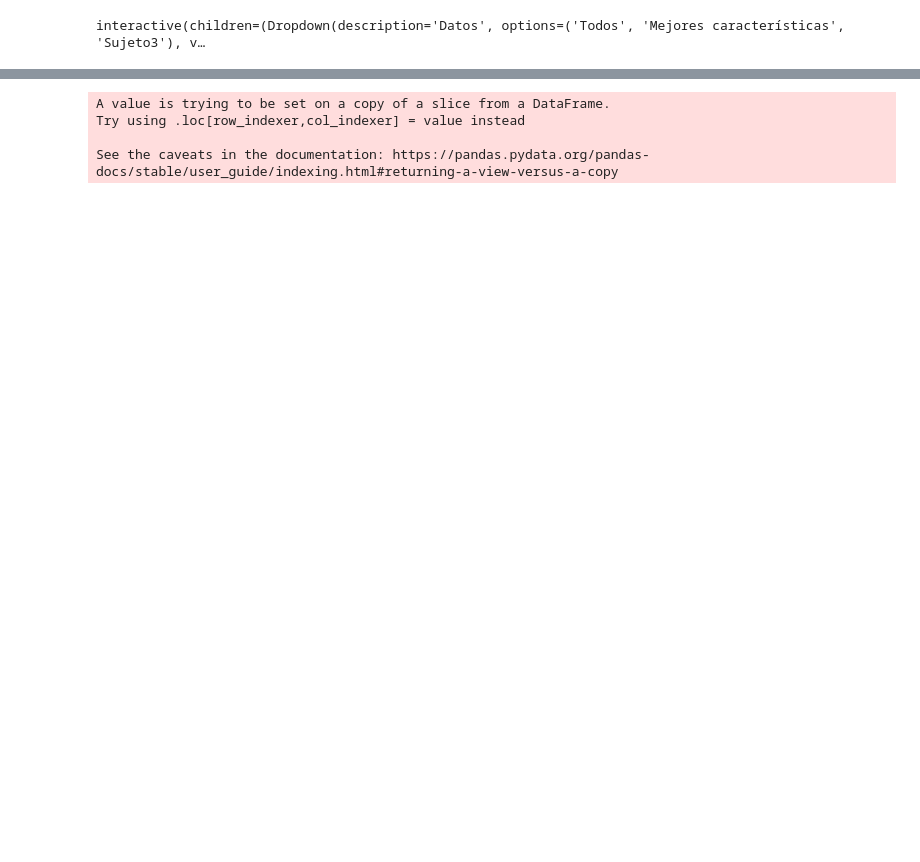
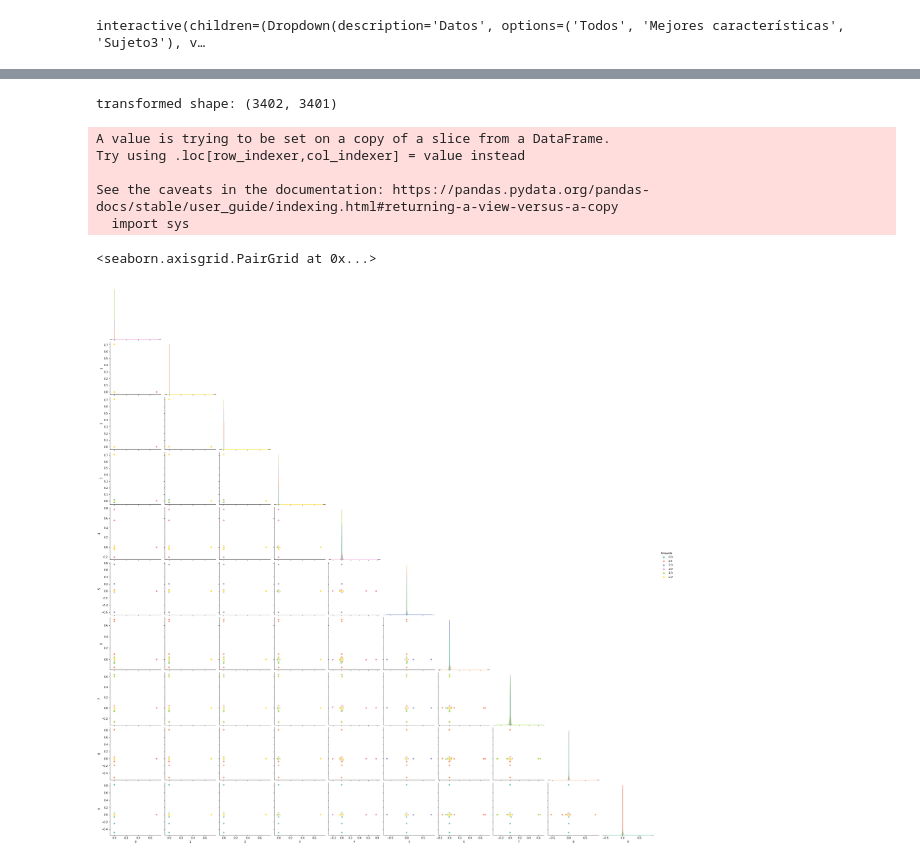
Before and after one commit to alejandrazuleta1/analisis-pca-emg, a Jupyter notebook: Mini_proyecto2.ipynb, the cells around one changed output, grey strips where cells are left out. Cells and saved outputs as stored; diff of their text form; code cells hidden in the pictures; blank space fills up the shorter version.

```diff
--- a/Mini_proyecto2.ipynb
+++ b/Mini_proyecto2.ipynb
@@ -126,12 +226,19 @@ interactive(children=(Dropdown(description='Datos', options=('Todos', 'Mejores c
 # %%
-kernel_pca = KernelPCA(n_components=None, kernel="poly", gamma=10,)
-X_test_kernel_pca = kernel_pca.fit(X_completo).transform(X_completo)
+kernel_pca = KernelPCA(n_components=None, kernel='rbf', gamma=2)
+X_test_kernel_pca = kernel_pca.fit_transform(X_completo)
+print("transformed shape:", X_test_kernel_pca.shape)
 
-data_kernel_PCA = pd.DataFrame(data=X_test_kernel_pca)
-data_kernel_PCA_reducido = data_kernel_PCA.iloc[:,:10]
-data_kernel_PCA_reducido['Etiqueta'] = y
+data_completo = pd.DataFrame(data=X_test_kernel_pca)
+data_primeras10 = data_completo.iloc[:,:10]
+data_primeras10['Etiqueta'] = y
+
+sns.pairplot(data_primeras10, hue="Etiqueta", height=3, palette = sns.color_palette("Set2",6),corner=True)
 # %% [output]
-A value is trying to be set on a copy of a slice from a DataFrame.
-Try using .loc[row_indexer,col_indexer] = value instead
-
-See the caveats in the documentation: https://pandas.pydata.org/pandas-docs/stable/user_guide/indexing.html#returning-a-view-versus-a-copy
+transformed shape: (3402, 3401)
+A value is trying to be set on a copy of a slice from a DataFrame.
+Try using .loc[row_indexer,col_indexer] = value instead
+
+See the caveats in the documentation: https://pandas.pydata.org/pandas-docs/stable/user_guide/indexing.html#returning-a-view-versus-a-copy
+  import sys
+<seaborn.axisgrid.PairGrid at 0x...>
+[figure, added]
```
Also changed, not shown: parts of 20 cells of this notebook.
